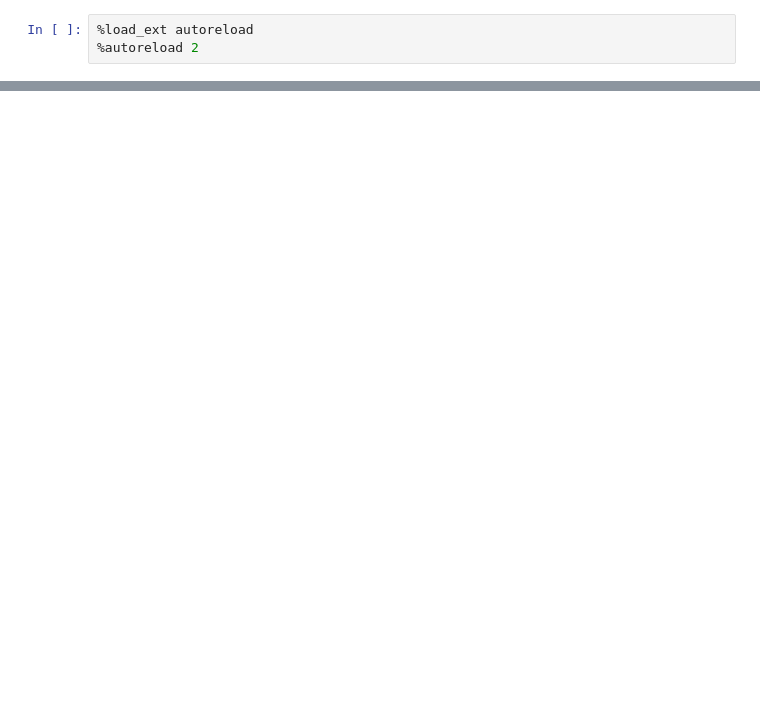
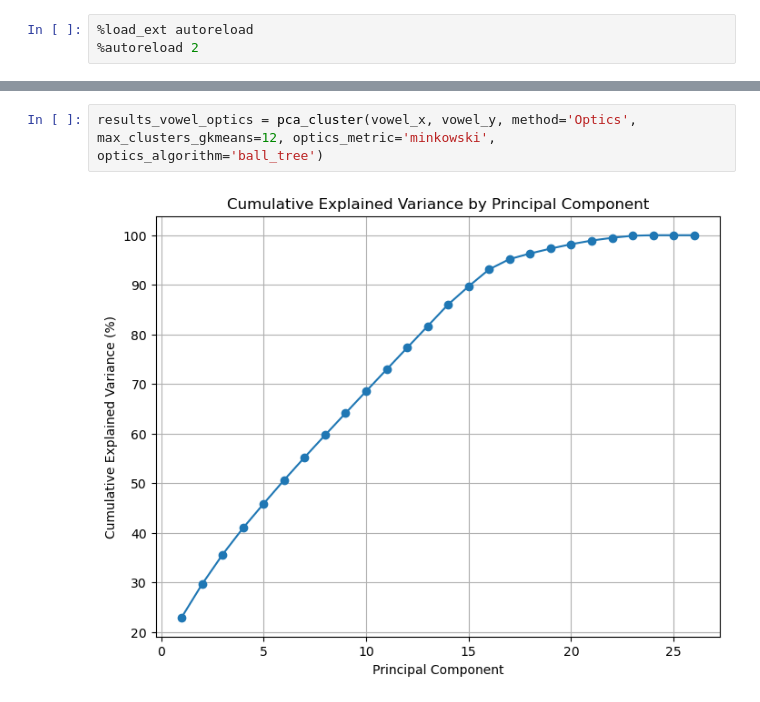
Before and after one commit to XavierQuerol/Dimensionality-Reduction-and-Visualization, a Jupyter notebook: testing_maja.ipynb, the cells around one changed output, grey strips where cells are left out. Saved outputs shown, nothing was run; the diff lists cells and outputs as text; blank space fills up the shorter version.

```diff
--- a/testing_maja.ipynb
+++ b/testing_maja.ipynb
@@ -75,0 +112,4 @@ OPTICS Silhouette Score: 0.4916
+# %%
+results_vowel_optics = pca_cluster(vowel_x, vowel_y, method='Optics', max_clusters_gkmeans=12, optics_metric='minkowski', optics_algorithm='ball_tree')
+# %% [output]
+[figure, added]
```
Also changed, not shown: parts of 22 cells of this notebook, 7 other files.
